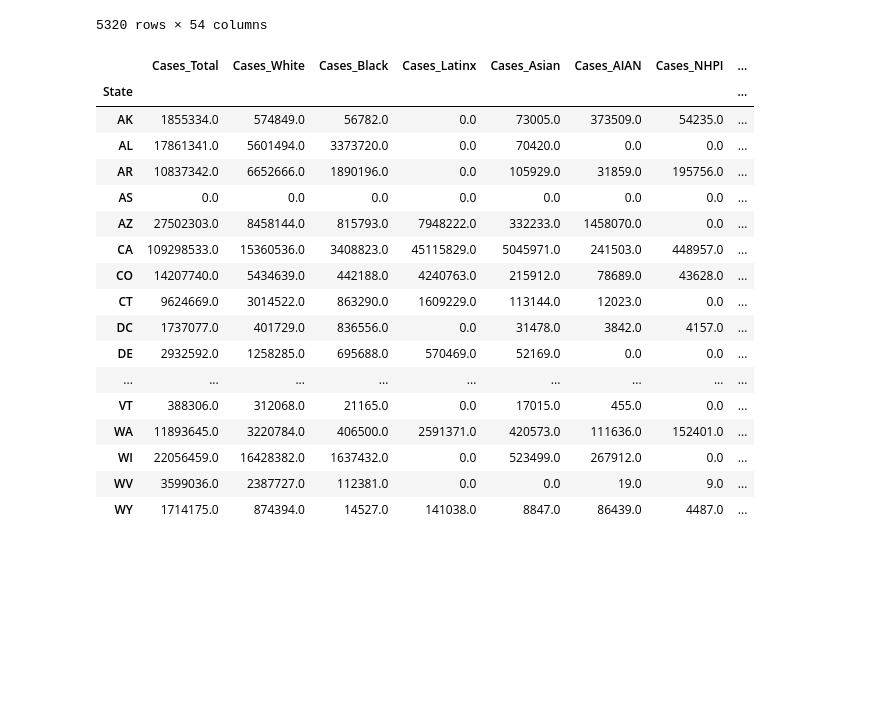
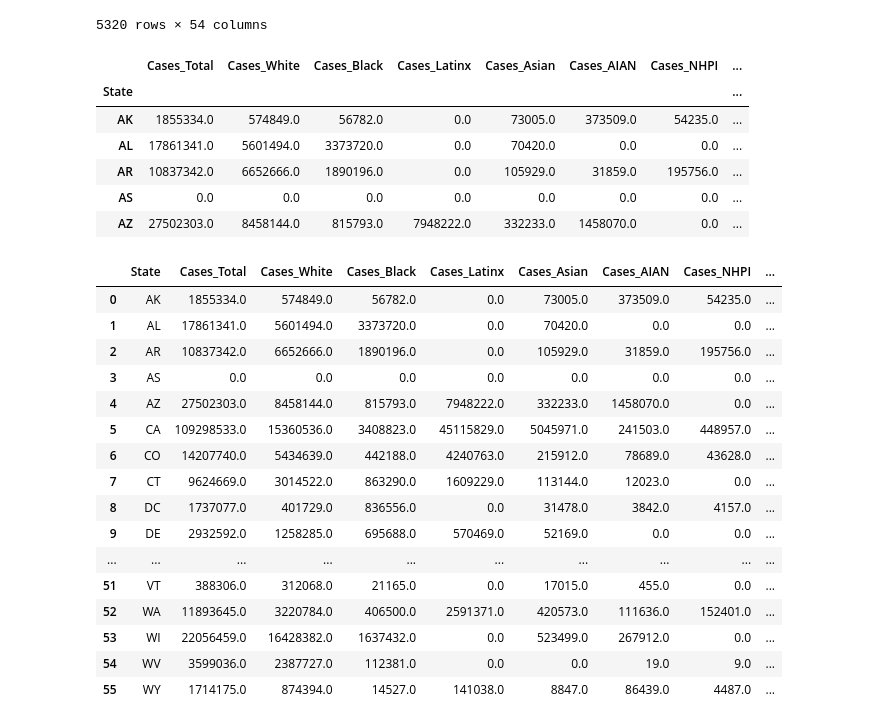
Before and after one commit to burnettaw/CMBKS-Group-5, a Jupyter notebook: covid_analysis.ipynb, the cells around one changed output. Saved outputs shown, nothing was run; the diff lists cells and outputs as text; code cells hidden in the pictures; blank space fills up the shorter version.

```diff
--- a/covid_analysis.ipynb
+++ b/covid_analysis.ipynb
@@ -27,25 +27,34 @@ covid19_initial_results
 # %%
 covid_case_totals = covid19_initial_results.groupby(['State']).sum()[['Cases_Total', 'Cases_White', 'Cases_Black',
                                                               'Cases_Latinx', 'Cases_Asian', 'Cases_AIAN',
                                                               'Cases_NHPI', 'Cases_Multiracial', 'Cases_Other', 'Cases_Unknown']]
 
-covid_case_totals
+covid_case_totals.head()
 # %% [output]
 |  | Cases_Total | Cases_White | Cases_Black | Cases_Latinx | Cases_Asian | Cases_AIAN | Cases_NHPI | ... |
 | State |  |  |  |  |  |  |  | ... |
 | AK | 1855334.0 | 574849.0 | 56782.0 | 0.0 | 73005.0 | 373509.0 | 54235.0 | ... |
 | AL | 17861341.0 | 5601494.0 | 3373720.0 | 0.0 | 70420.0 | 0.0 | 0.0 | ... |
 | AR | 10837342.0 | 6652666.0 | 1890196.0 | 0.0 | 105929.0 | 31859.0 | 195756.0 | ... |
 | AS | 0.0 | 0.0 | 0.0 | 0.0 | 0.0 | 0.0 | 0.0 | ... |
 | AZ | 27502303.0 | 8458144.0 | 815793.0 | 7948222.0 | 332233.0 | 1458070.0 | 0.0 | ... |
-| CA | 109298533.0 | 15360536.0 | 3408823.0 | 45115829.0 | 5045971.0 | 241503.0 | 448957.0 | ... |
-| CO | 14207740.0 | 5434639.0 | 442188.0 | 4240763.0 | 215912.0 | 78689.0 | 43628.0 | ... |
-| CT | 9624669.0 | 3014522.0 | 863290.0 | 1609229.0 | 113144.0 | 12023.0 | 0.0 | ... |
-| DC | 1737077.0 | 401729.0 | 836556.0 | 0.0 | 31478.0 | 3842.0 | 4157.0 | ... |
-| DE | 2932592.0 | 1258285.0 | 695688.0 | 570469.0 | 52169.0 | 0.0 | 0.0 | ... |
-| ... | ... | ... | ... | ... | ... | ... | ... | ... |
-| VT | 388306.0 | 312068.0 | 21165.0 | 0.0 | 17015.0 | 455.0 | 0.0 | ... |
-| WA | 11893645.0 | 3220784.0 | 406500.0 | 2591371.0 | 420573.0 | 111636.0 | 152401.0 | ... |
-| WI | 22056459.0 | 16428382.0 | 1637432.0 | 0.0 | 523499.0 | 267912.0 | 0.0 | ... |
-| WV | 3599036.0 | 2387727.0 | 112381.0 | 0.0 | 0.0 | 19.0 | 9.0 | ... |
-| WY | 1714175.0 | 874394.0 | 14527.0 | 141038.0 | 8847.0 | 86439.0 | 4487.0 | ... |
+# %%
+covid_case_totals.reset_index()
+# %% [output]
+|  | State | Cases_Total | Cases_White | Cases_Black | Cases_Latinx | Cases_Asian | Cases_AIAN | Cases_NHPI | ... |
+| 0 | AK | 1855334.0 | 574849.0 | 56782.0 | 0.0 | 73005.0 | 373509.0 | 54235.0 | ... |
+| 1 | AL | 17861341.0 | 5601494.0 | 3373720.0 | 0.0 | 70420.0 | 0.0 | 0.0 | ... |
+| 2 | AR | 10837342.0 | 6652666.0 | 1890196.0 | 0.0 | 105929.0 | 31859.0 | 195756.0 | ... |
+| 3 | AS | 0.0 | 0.0 | 0.0 | 0.0 | 0.0 | 0.0 | 0.0 | ... |
+| 4 | AZ | 27502303.0 | 8458144.0 | 815793.0 | 7948222.0 | 332233.0 | 1458070.0 | 0.0 | ... |
+| 5 | CA | 109298533.0 | 15360536.0 | 3408823.0 | 45115829.0 | 5045971.0 | 241503.0 | 448957.0 | ... |
+| 6 | CO | 14207740.0 | 5434639.0 | 442188.0 | 4240763.0 | 215912.0 | 78689.0 | 43628.0 | ... |
+| 7 | CT | 9624669.0 | 3014522.0 | 863290.0 | 1609229.0 | 113144.0 | 12023.0 | 0.0 | ... |
+| 8 | DC | 1737077.0 | 401729.0 | 836556.0 | 0.0 | 31478.0 | 3842.0 | 4157.0 | ... |
+| 9 | DE | 2932592.0 | 1258285.0 | 695688.0 | 570469.0 | 52169.0 | 0.0 | 0.0 | ... |
+| ... | ... | ... | ... | ... | ... | ... | ... | ... | ... |
+| 51 | VT | 388306.0 | 312068.0 | 21165.0 | 0.0 | 17015.0 | 455.0 | 0.0 | ... |
+| 52 | WA | 11893645.0 | 3220784.0 | 406500.0 | 2591371.0 | 420573.0 | 111636.0 | 152401.0 | ... |
+| 53 | WI | 22056459.0 | 16428382.0 | 1637432.0 | 0.0 | 523499.0 | 267912.0 | 0.0 | ... |
+| 54 | WV | 3599036.0 | 2387727.0 | 112381.0 | 0.0 | 0.0 | 19.0 | 9.0 | ... |
+| 55 | WY | 1714175.0 | 874394.0 | 14527.0 | 141038.0 | 8847.0 | 86439.0 | 4487.0 | ... |
```
Also changed, not shown: parts of 1 cell of this notebook.
